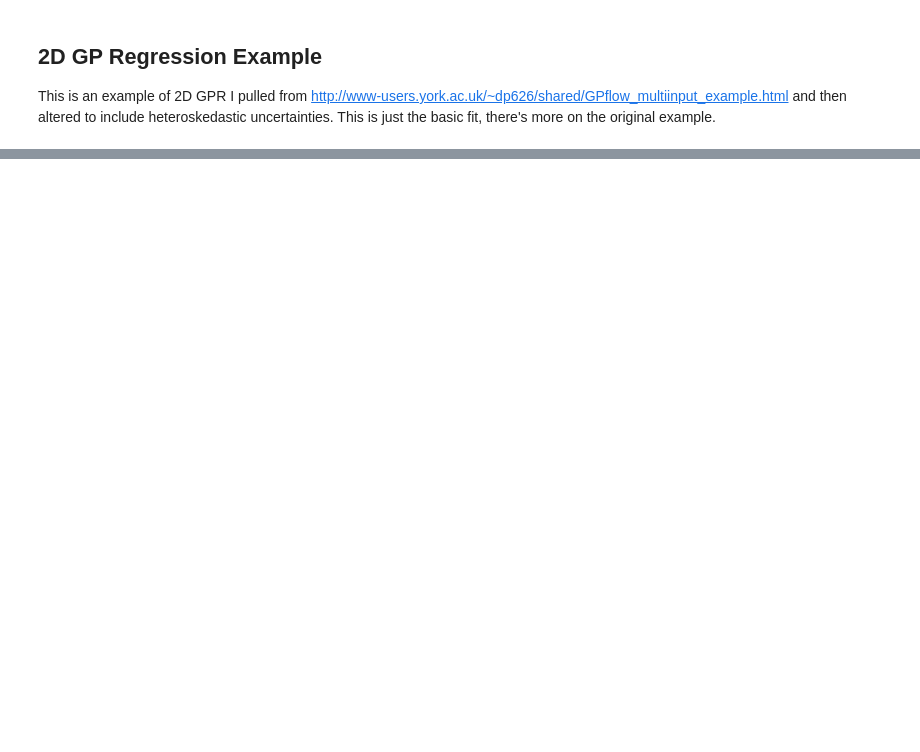
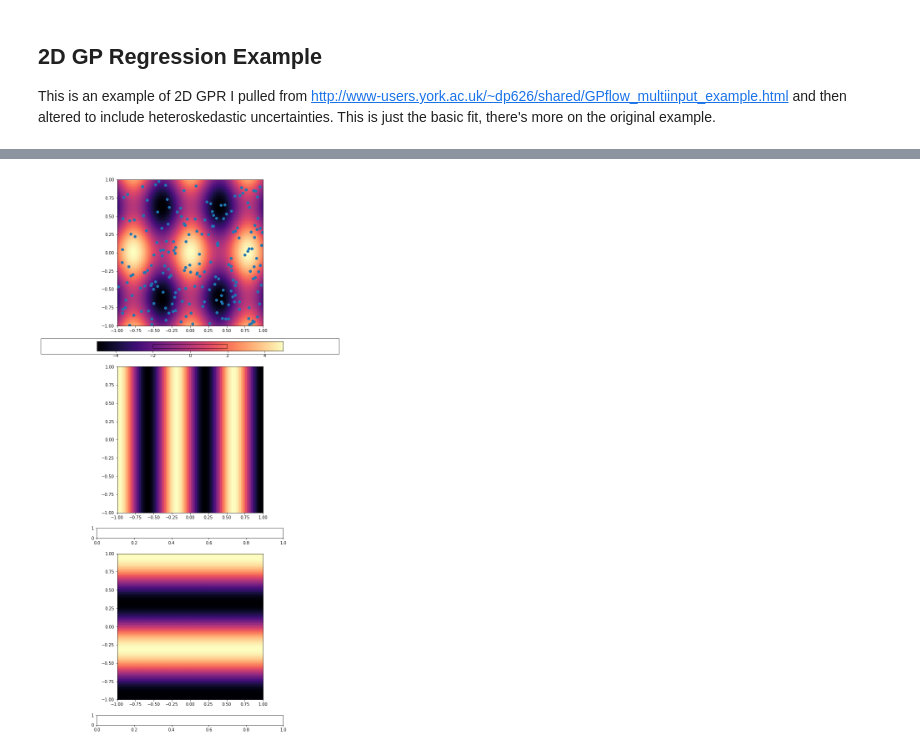
Before and after one commit to hsilver/gpr_examples, a Jupyter notebook: gpflow_regression_intro.ipynb, the cells around one changed output, grey strips where cells are left out. Cells and saved outputs as stored; diff of their text form; code cells hidden in the pictures; blank space fills up the shorter version.

```diff
--- a/gpflow_regression_intro.ipynb
+++ b/gpflow_regression_intro.ipynb
@@ -284,0 +307,38 @@ sigmaYgrid= 1.0*np.random.random(size=Ygrid.shape)
+# %%
+fig2d, ax2d = plt.subplots(ncols=1, nrows=6, gridspec_kw={"height_ratios":[15,1,15,1,15,1]})
+fig2d.set_figheight(24)
+fig2d.set_figwidth(8)
+
+ax_im = ax2d[0]
+ax_cbar = ax2d[1]
+
+ax_dYdX1 = ax2d[2]
+ax_dYdX1_cbar = ax2d[3]
+
+ax_dYdX2 = ax2d[4]
+ax_dYdX2_cbar = ax2d[5]
+
+
+ax_im.set_aspect('equal')
+ax_dYdX1.set_aspect('equal')
+ax_dYdX2.set_aspect('equal')
+
+im_Y_exact= ax_im.pcolormesh(X1_mesh_exact, X2_mesh_exact, Y_mesh_exact, cmap='magma')
+im_Y_dYdX1= ax_dYdX1.pcolormesh(X1_mesh_exact, X2_mesh_exact, dYdX1_mesh_exact, cmap='magma')
+im_Y_dYdX2= ax_dYdX2.pcolormesh(X1_mesh_exact, X2_mesh_exact, dYdX2_mesh_exact, cmap='magma')
+
+ax_im.scatter(X_sample[:,0], X_sample[:,1])
+# contours = ax_gaia_hmap.contour(xcent_mesh_gaia, ycent_mesh_gaia, hist_gaia,
+#                                 colors='black', alpha=0.5, levels=np.geomspace(100,np.nanmax(hist_gaia), 10))
+
+# ax_gaia_hmap.set_xlabel('(bp - rp)_0 uncorrected')
+# ax_gaia_hmap.set_ylabel('$M_G$ Absolute Magnitude')
+
+cb_exact = fig2d.colorbar(im_Y_exact, cax=ax_cbar,orientation='horizontal')
+cb_dYdX1 = fig2d.colorbar(im_Y_dYdX1, cax=ax_cbar,orientation='horizontal')
+cb_dYdX2 = fig2d.colorbar(im_Y_dYdX2, cax=ax_cbar,orientation='horizontal')
+ax_im.set_xlim(-1,1)
+ax_im.set_ylim(-1,1)
+plt.show()
+# %% [output]
+[figure, added]
```
Also changed, not shown: parts of 24 cells of this notebook.
